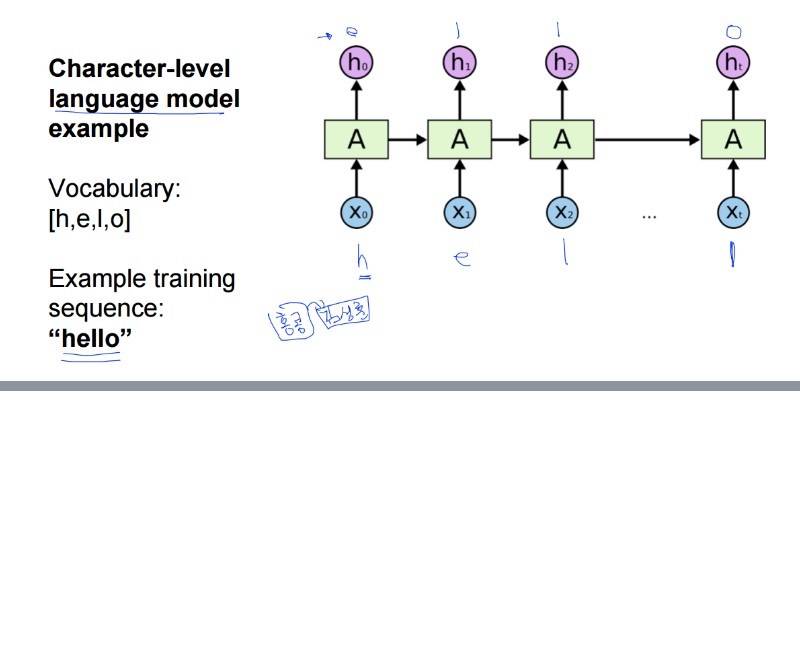
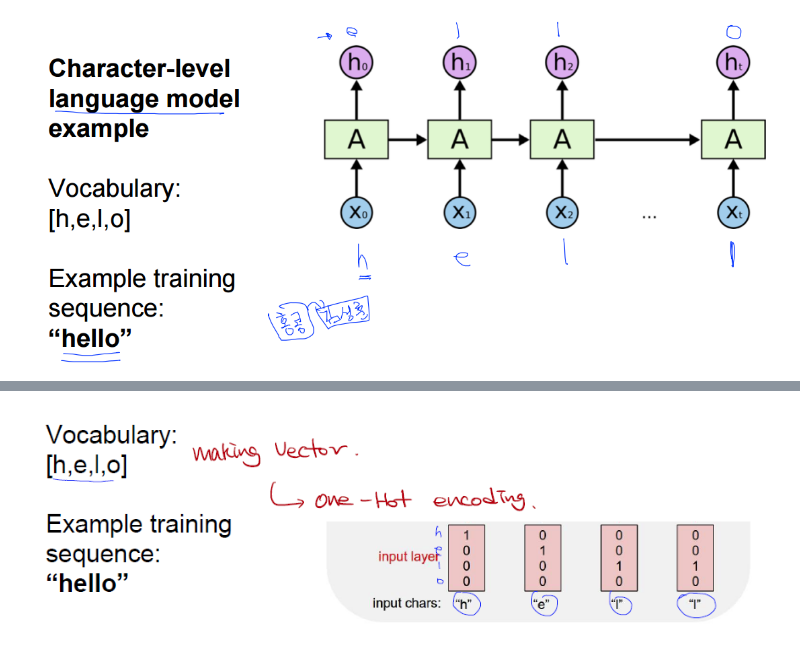
Before and after one commit to byungjun0689/DataScience, a Jupyter notebook: 9. Study wtih JJak/2. Deep Learning/0511_CNN_RNN/RNN.ipynb, the cells around one changed output, grey strips where cells are left out. Drawn from its saved outputs; the diff is of its cells as text; code cells hidden in the pictures; blank space fills up the shorter version.

```diff
--- a/9. Study wtih JJak/2. Deep Learning/0511_CNN_RNN/RNN.ipynb
+++ b/9. Study wtih JJak/2. Deep Learning/0511_CNN_RNN/RNN.ipynb
@@ -60,0 +67,4 @@ Image(filename="img/RNN/4.PNG")
+# %%
+Image(filename="img/RNN/5.PNG")
+# %% [output]
+[figure, added]
```
Also changed, not shown: parts of 33 cells of this notebook, 19 other files.
